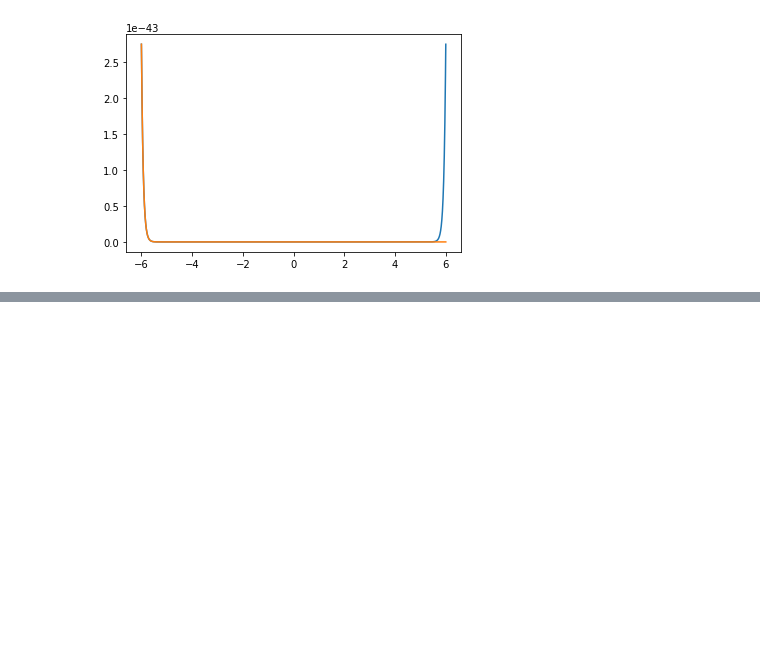
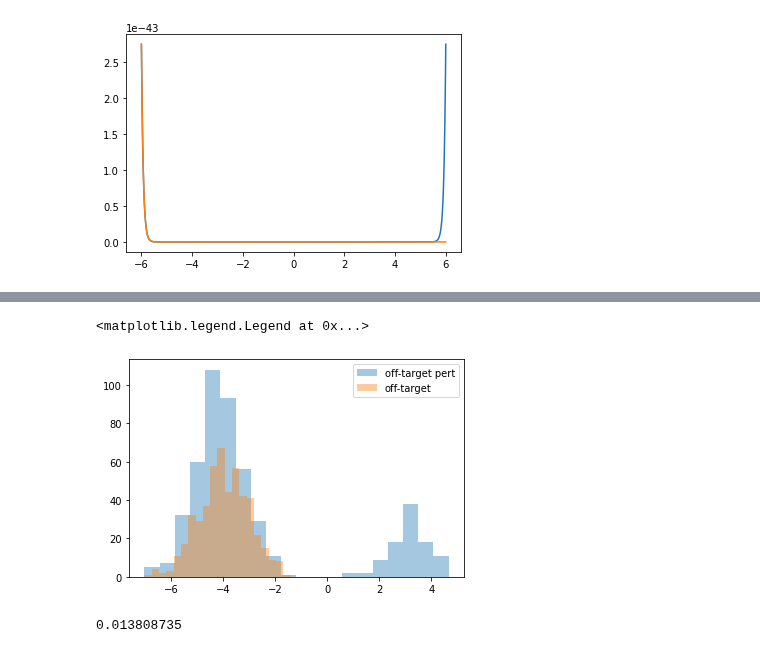
Before and after one commit to XingLLiu/u-stat-high-dim, a Jupyter notebook: mh.ipynb, the cells around one changed output, grey strips where cells are left out. Cells and saved outputs as stored; diff of their text form; code cells hidden in the pictures; blank space fills up the shorter version.

```diff
--- a/mh.ipynb
+++ b/mh.ipynb
@@ -417,0 +487,4 @@ plt.plot(xx, np.exp(den_q_vec), label="q")
+# %%
+# between-modes vector
+dir_vec = - tf.eye(dim)[:, 0] * delta * 2
+best_std_off = 0.8
@@ -417,0 +499,20 @@ plt.plot(xx, np.exp(den_q_vec), label="q")
+# %%
+# sample from perturbed q
+T = 2
+mh_off = RandomWalkMH(log_prob=log_prob_fn)
+mh_off.run(steps=T, std=best_std_off, x_init=off_samples, dir_vec=dir_vec)
+off_samples_pert = mh_off.x[-1, :, :]
+# %%
+_ = plt.hist(mh_off.x[-1, :, 0].numpy(), bins=20, label="off-target pert", alpha=0.4)
+_ = plt.hist(off_samples.numpy()[:, 0], bins=20, label="off-target", alpha=0.4)
+plt.legend()
+# %% [output]
+<matplotlib.legend.Legend at 0x...>
+[figure, added]
+# %%
+# compute ksd
+imq = IMQ(med_heuristic=True)
+ksd = KSD(target=PerturbedQ(), kernel=imq)
+ksd(off_samples_pert, tf.identity(off_samples_pert)).numpy()
+# %% [output]
+0.013808735
```
Also changed, not shown: parts of 19 cells of this notebook, 3 other files.
